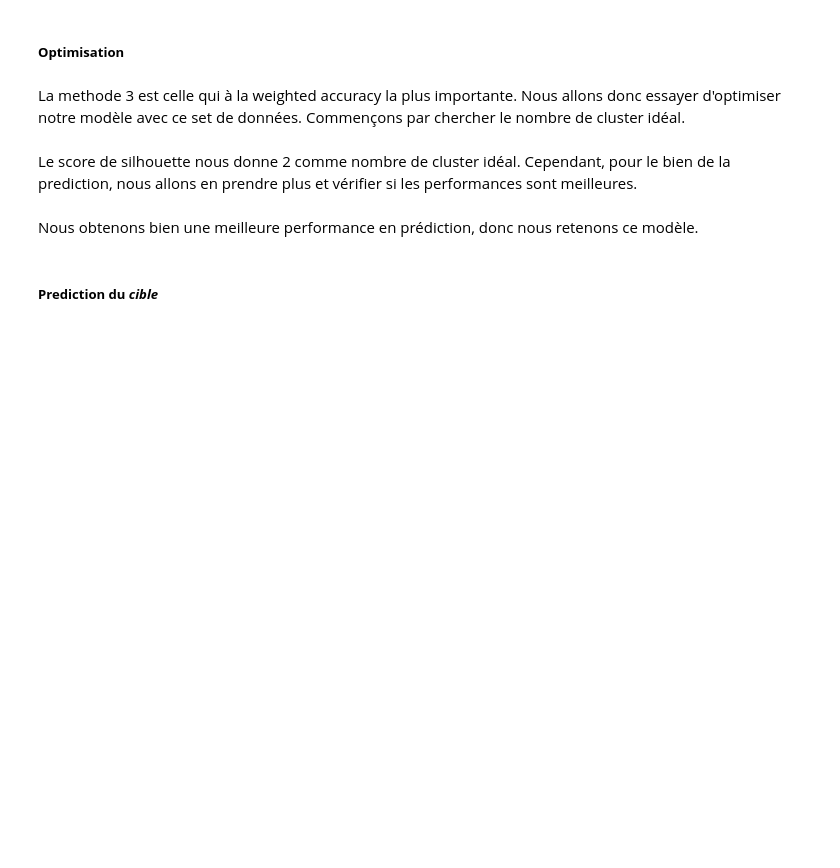
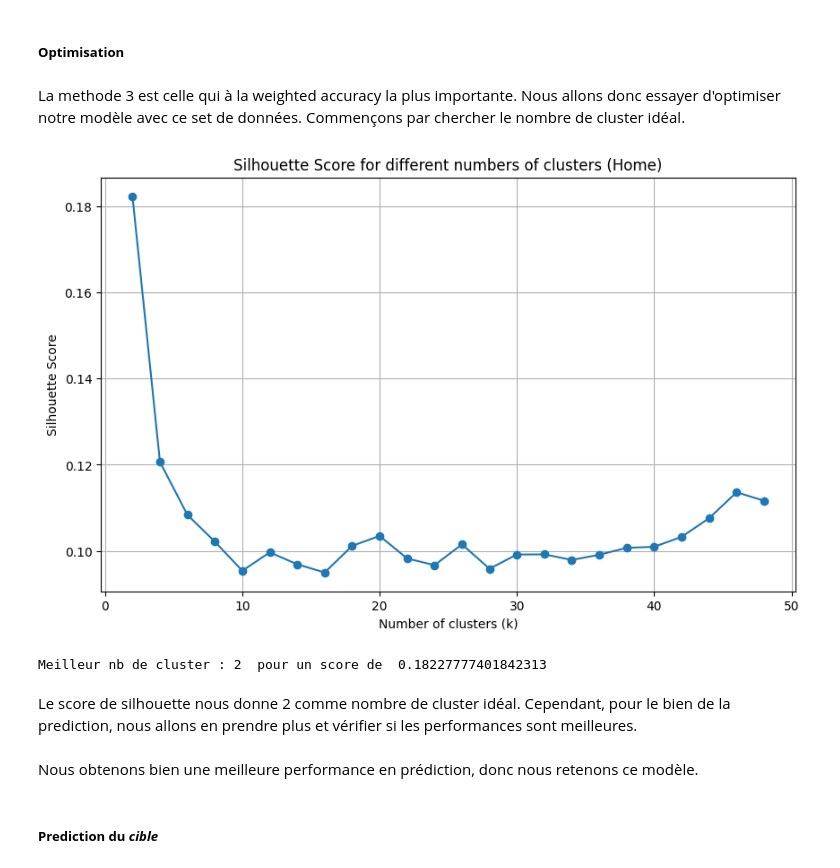
Before and after one commit to yvesmarix/PROJET-QRT-ELEC, a Jupyter notebook: main_bis.ipynb, the cells around one changed output. Drawn from its saved outputs; the diff is of its cells as text; code cells hidden in the pictures; blank space fills up the shorter version.

```diff
--- a/main_bis.ipynb
+++ b/main_bis.ipynb
@@ -875,32 +1021,35 @@ La methode 3 est celle qui à la weighted accuracy la plus importante. Nous allo
 # %%
 # Fonction pour calculer le score de silhouette pour un nombre de clusters donné
 def compute_silhouette_score(k, data):
     kmeans = KMeans(n_clusters=k, random_state=42)
     cluster_labels = kmeans.fit_predict(data)
     score = silhouette_score(data, cluster_labels)
     return score
 
 score_sil = []
-kmax = 500
+kmax = 50
 for k in range(2, kmax,2):
-    result = compute_silhouette_score(k, X_train_3)
+    result = compute_silhouette_score(k, x_train_pca_reduced)
     score_sil.append(result)
 
 
 # Afficher les scores de silhouette
 #k_values, silhouette_scores_home = zip(*[(result[0], result[1]) for result in score_sil])
 plt.figure(figsize=(10, 6))
 plt.plot([k for k in range(2, kmax,2)],score_sil, marker='o')
 plt.title('Silhouette Score for different numbers of clusters (Home)')
 plt.xlabel('Number of clusters (k)')
 plt.ylabel('Silhouette Score')
 plt.grid(True)
 plt.show()
 
 # Extraire les meilleurs résultats
 score = max(score_sil)
 k_ideal = score_sil.index(score) +2
 print(f"Meilleur nb de cluster :",k_ideal," pour un score de ",score)
+# %% [output]
+[figure, added]
+Meilleur nb de cluster : 2  pour un score de  0.18227777401842313
 # %% [markdown]
 Le score de silhouette nous donne 2 comme nombre de cluster idéal. Cependant, pour le bien de la prediction, nous allons en prendre plus et vérifier si les performances sont meilleures.
 # %%
```
Also changed, not shown: parts of 13 cells of this notebook.
